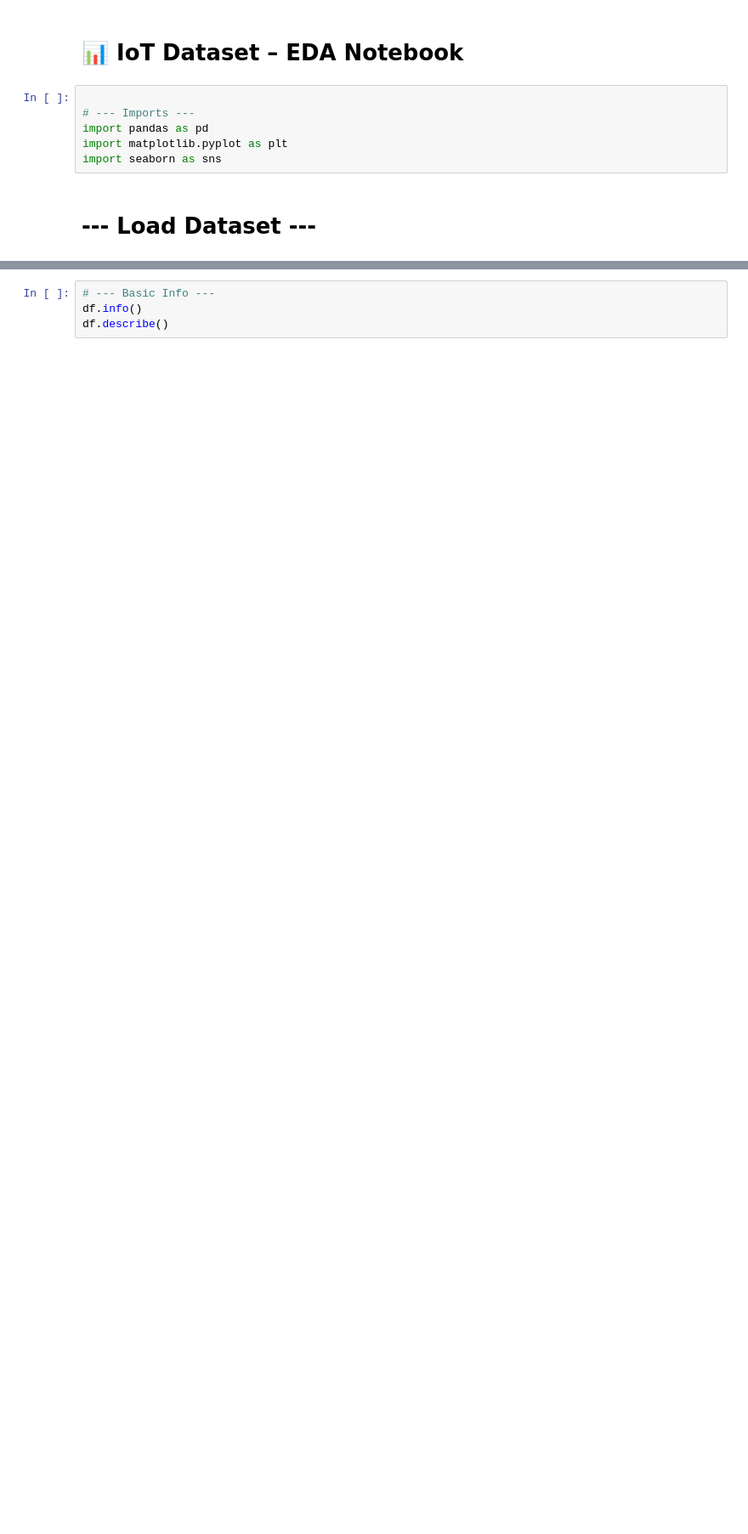
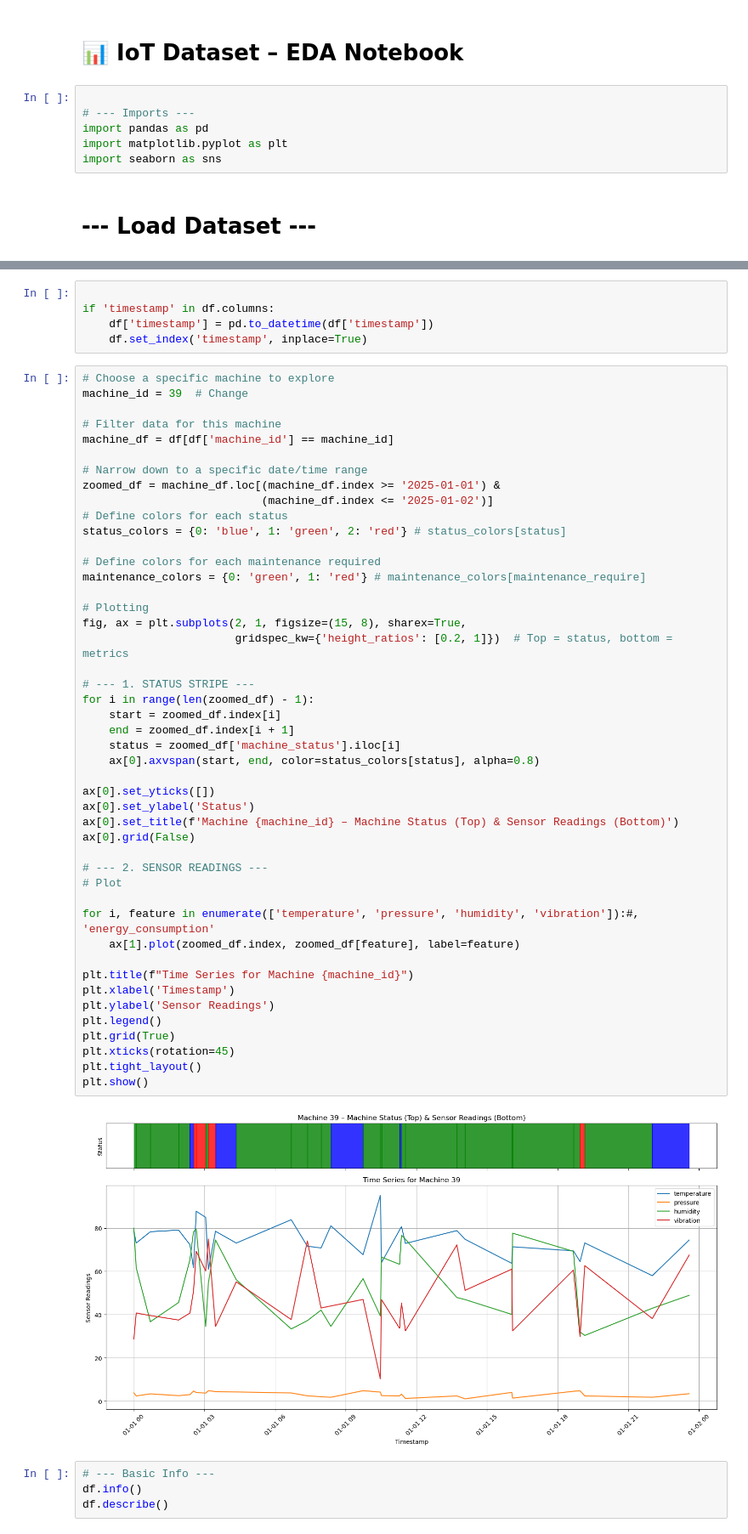
Before and after one commit to alexandrosSamartzis/iot-telemetry-demo, a Jupyter notebook: notebooks/eda.ipynb, the cells around one changed output, grey strips where cells are left out. Shown at 85% size. Saved outputs shown, nothing was run; the diff lists cells and outputs as text; blank space fills up the shorter version.

Commit message:
EDA-see data phase 1

```diff
--- a/notebooks/eda.ipynb
+++ b/notebooks/eda.ipynb
@@ -24,3 +29,56 @@ Shape: (100000, 13)
+# %%
+
+if 'timestamp' in df.columns:
+    df['timestamp'] = pd.to_datetime(df['timestamp'])
+    df.set_index('timestamp', inplace=True)
+# %%
+# Choose a specific machine to explore
+machine_id = 39  # Change
+
+# Filter data for this machine
+machine_df = df[df['machine_id'] == machine_id]
+
+# Narrow down to a specific date/time range
+zoomed_df = machine_df.loc[(machine_df.index >= '2025-01-01') &
+                           (machine_df.index <= '2025-01-02')]
+# Define colors for each status
+status_colors = {0: 'blue', 1: 'green', 2: 'red'} # status_colors[status]
+
+# Define colors for each maintenance required
+maintenance_colors = {0: 'green', 1: 'red'} # maintenance_colors[maintenance_require]
+
+# Plotting
+fig, ax = plt.subplots(2, 1, figsize=(15, 8), sharex=True,
+                       gridspec_kw={'height_ratios': [0.2, 1]})  # Top = status, bottom = metrics
+
+# --- 1. STATUS STRIPE ---
+for i in range(len(zoomed_df) - 1):
+    start = zoomed_df.index[i]
+    end = zoomed_df.index[i + 1]
+    status = zoomed_df['machine_status'].iloc[i]
+    ax[0].axvspan(start, end, color=status_colors[status], alpha=0.8)
+
+ax[0].set_yticks([])
+ax[0].set_ylabel('Status')
+ax[0].set_title(f'Machine {machine_id} – Machine Status (Top) & Sensor Readings (Bottom)')
+ax[0].grid(False)
+
+# --- 2. SENSOR READINGS ---
+# Plot
+
+for i, feature in enumerate(['temperature', 'pressure', 'humidity', 'vibration']):#, 'energy_consumption'
+    ax[1].plot(zoomed_df.index, zoomed_df[feature], label=feature)
+
+plt.title(f"Time Series for Machine {machine_id}")
+plt.xlabel('Timestamp')
+plt.ylabel('Sensor Readings')
+plt.legend()
+plt.grid(True)
+plt.xticks(rotation=45)
+plt.tight_layout()
+plt.show()
+# %% [output]
+[figure, added]
 # %%
 # --- Basic Info ---
 df.info()
```
Also changed, not shown: parts of 8 cells of this notebook, 6 other files.
